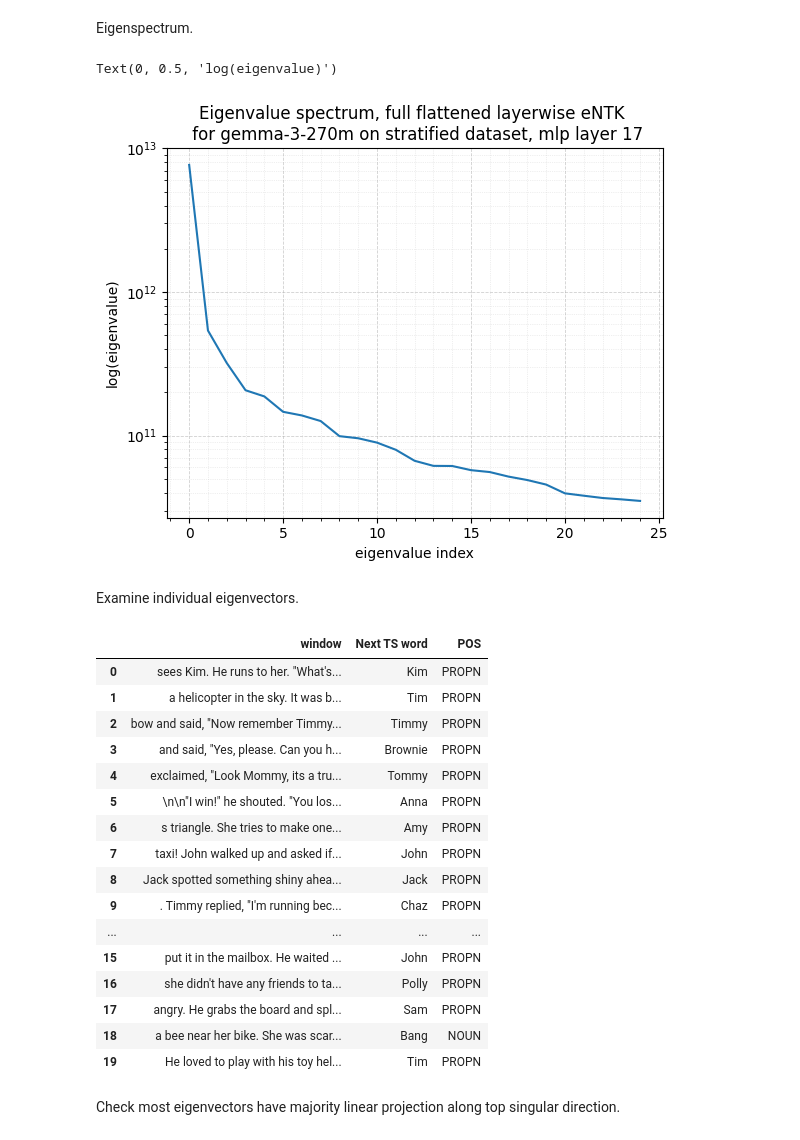
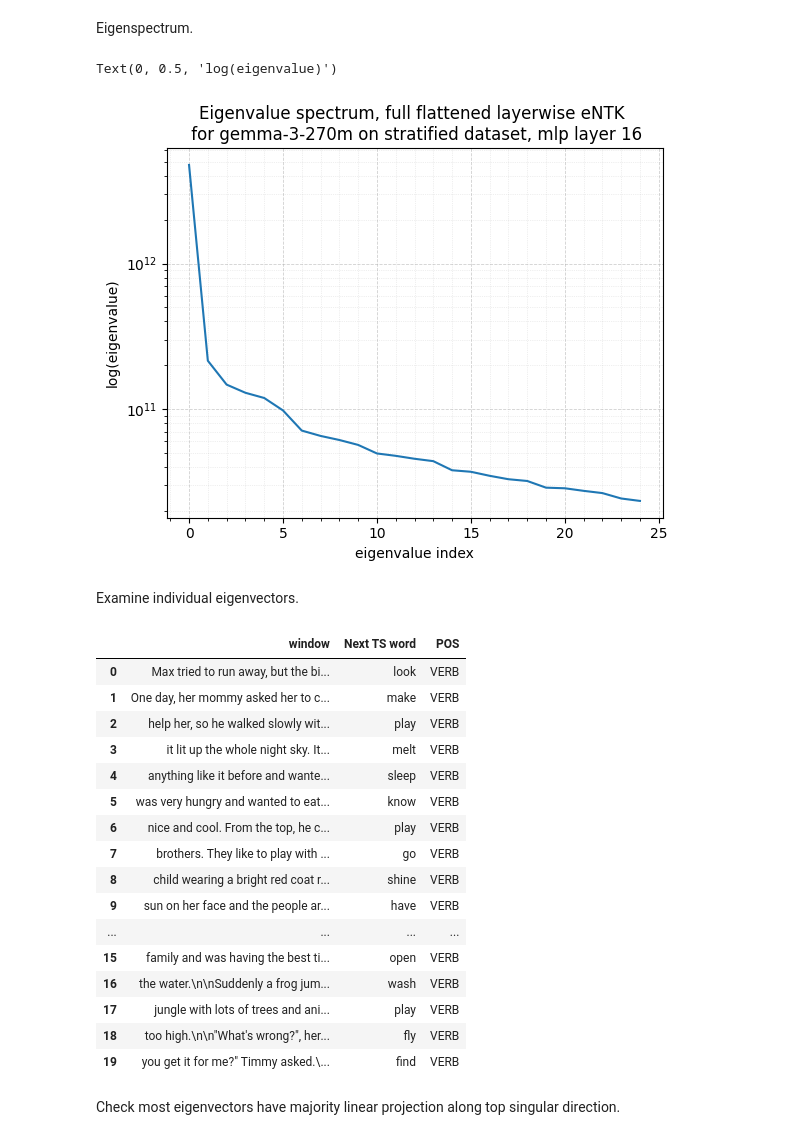
Before and after one commit to jylin04/mi-ntk, a Jupyter notebook: gemma_3_270m.ipynb, the cells around one changed output. Drawn from its saved outputs; the diff is of its cells as text; code cells hidden in the pictures.

```diff
--- a/gemma_3_270m.ipynb
+++ b/gemma_3_270m.ipynb
@@ -887,7 +885,7 @@ NB: It takes a bit under 8 min to run ths code for the top 25 eigenvectors (50 L
 
 For A100 use chunk size 128; for L4 use chunk size 64 (*or smaller, TBD).
 # %%
-evals, evecs = lanczos_top_eigs(lambda v: matvec_tildeK_fixedT_layers(model, batch_full, v, ["17.mlp.down_proj"], chunk_size = 64), w0, m=25, k=50)
+evals, evecs = lanczos_top_eigs(lambda v: matvec_tildeK_fixedT_layers(model, batch_full, v, ["16.mlp.down_proj"], chunk_size = 64), w0, m=25, k=50)
 # %%
 eigvecs = (t.reshape(evecs.T, [25, 640, 1024]).permute(0, 2, 1).cpu().numpy())
 # %%
@@ -930,17 +928,17 @@ Eigenspectrum.
 # %%
 import matplotlib.pyplot as plt
 
 plt.plot(evals.detach().cpu().numpy())
 plt.yscale('log')
-plt.title("Eigenvalue spectrum, full flattened layerwise eNTK \n for gemma-3-270m on stratified dataset, mlp layer 17")
+plt.title("Eigenvalue spectrum, full flattened layerwise eNTK \n for gemma-3-270m on stratified dataset, mlp layer 16")
 plt.minorticks_on()
 plt.grid(True, which='major', axis='both', linestyle='--', linewidth=0.6, alpha=0.6)
 plt.grid(True, which='minor', axis='both', linestyle=':', linewidth=0.5, alpha=0.4)
 plt.xlabel("eigenvalue index")
 plt.ylabel("log(eigenvalue)")
 # %% [output]
 Text(0, 0.5, 'log(eigenvalue)')
-[figure, old version]
+[figure, new version]
 # %% [markdown]
 Examine individual eigenvectors.
 # %%
@@ -948,7 +946,7 @@ import pandas as pd
 
 N = 1024
 d_model = 640
-U, S, Vh = t.linalg.svd(t.Tensor(eigvecs[2]), full_matrices=False)
+U, S, Vh = t.linalg.svd(t.Tensor(eigvecs[10]), full_matrices=False)
 svd_score = U[:, 0] * S[0]
 
 vals, idx = svd_score.sort(descending=False)
@@ -964,22 +962,22 @@ df = pd.DataFrame({
 display(df)
 # %% [output]
 |  | window | Next TS word | POS |
-| 0 | sees Kim. He runs to her. "What's... | Kim | PROPN |
-| 1 | a helicopter in the sky. It was b... | Tim | PROPN |
-| 2 | bow and said, "Now remember Timmy... | Timmy | PROPN |
-| 3 | and said, "Yes, please. Can you h... | Brownie | PROPN |
-| 4 | exclaimed, "Look Mommy, its a tru... | Tommy | PROPN |
-| 5 | \n\n"I win!" he shouted. "You los... | Anna | PROPN |
-| 6 | s triangle. She tries to make one... | Amy | PROPN |
-| 7 | taxi! John walked up and asked if... | John | PROPN |
-| 8 | Jack spotted something shiny ahea... | Jack | PROPN |
-| 9 | . Timmy replied, "I'm running bec... | Chaz | PROPN |
+| 0 | Max tried to run away, but the bi... | look | VERB |
+| 1 | One day, her mommy asked her to c... | make | VERB |
+| 2 | help her, so he walked slowly wit... | play | VERB |
+| 3 | it lit up the whole night sky. It... | melt | VERB |
+| 4 | anything like it before and wante... | sleep | VERB |
+| 5 | was very hungry and wanted to eat... | know | VERB |
+| 6 | nice and cool. From the top, he c... | play | VERB |
+| 7 | brothers. They like to play with ... | go | VERB |
+| 8 | child wearing a bright red coat r... | shine | VERB |
+| 9 | sun on her face and the people ar... | have | VERB |
 | ... | ... | ... | ... |
-| 15 | put it in the mailbox. He waited ... | John | PROPN |
-| 16 | she didn't have any friends to ta... | Polly | PROPN |
-| 17 | angry. He grabs the board and spl... | Sam | PROPN |
-| 18 | a bee near her bike. She was scar... | Bang | NOUN |
-| 19 | He loved to play with his toy hel... | Tim | PROPN |
+| 15 | family and was having the best ti... | open | VERB |
+| 16 | the water.\n\nSuddenly a frog jum... | wash | VERB |
+| 17 | jungle with lots of trees and ani... | play | VERB |
+| 18 | too high.\n\n"What's wrong?", her... | fly | VERB |
+| 19 | you get it for me?" Timmy asked.\... | find | VERB |
 # %% [markdown]
 Check most eigenvectors have majority linear projection along top singular direction.
 # %%
```
Also changed, not shown: parts of 6 cells of this notebook.
